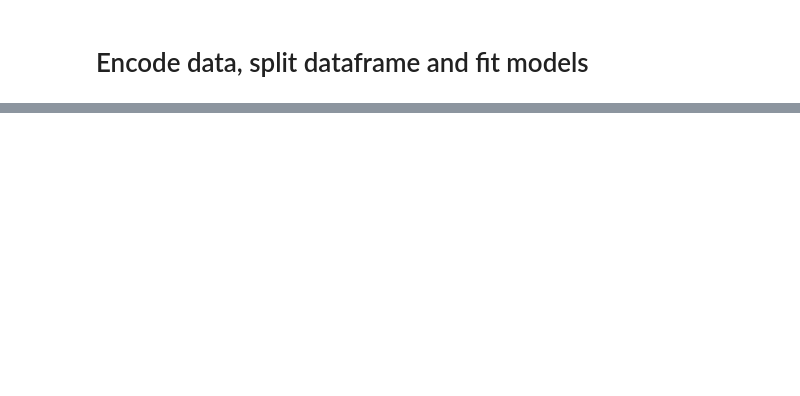
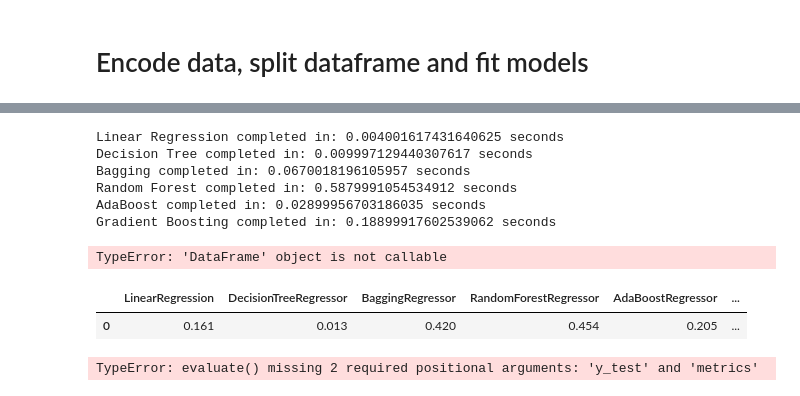
Before and after one commit to jbrlek/Thesis_Real_estate_ML, a Jupyter notebook: analysis_and_modelling.ipynb, the cells around one changed output, grey strips where cells are left out. Drawn from its saved outputs; the diff is of its cells as text; code cells hidden in the pictures; blank space fills up the shorter version.

```diff
--- a/analysis_and_modelling.ipynb
+++ b/analysis_and_modelling.ipynb
@@ -165,7 +205,7 @@ train, test = train_test_split(df, test_size=0.2, random_state = 42)
 # impute categorical columns with LabelEncoder
 def ImputeCategoricalFeatures(df):
     # Find the columns of object type along with their column index
-    object_cols = list(df.select_dtypes(exclude=[np.number]).columns)
+    object_cols = list(df.select_dtypes(exclude=[np.int64,np.float64]).columns)
     object_cols_ind = []
     for col in object_cols:
         object_cols_ind.append(df.columns.get_loc(col))
@@ -242,10 +264,0 @@ print(y_pred_rf)
-# %%
-%%time
-rf_model.fit(X_train, y_train)
-y_train_pred_rf = rf_model.predict(X_train)
-
-print('train RMSLE: ' + str(rmsle(y_train, y_train_pred_rf)))
-
-y_test_pred_rf = rf_model.predict(X_test)
-print('test RMSLE: ' + str(rmsle(y_test, y_test_pred_rf)))
-rf_model.get_params()
@@ -254,0 +272,12 @@ plt.barh(list(X_test.columns[sorted_idx]), rf_model.feature_importances_[sorted_
+# %%
+# set each model to use 5 fold cross validation
+cv = KFold(n_splits=5, shuffle=True, random_state=42)
+
+# make a dict with all models with using cross validation
+models = {'LinearRegression': LinearRegression(),
+          'DecisionTreeRegressor': DecisionTreeRegressor(),
+          'BaggingRegressor': BaggingRegressor(),
+          'RandomForestRegressor': RandomForestRegressor(),
+          'AdaBoostRegressor': AdaBoostRegressor(),
+          'GradientBoostingRegressor': GradientBoostingRegressor(),
+          }
@@ -254,0 +361,36 @@ plt.barh(list(X_test.columns[sorted_idx]), rf_model.feature_importances_[sorted_
+# %%
+model_times = fit_and_time(models, X_train, y_train)
+model_scores = evaluate(models, X_train, y_train, X_test, y_test, metrics)
+# %% [output]
+Linear Regression completed in: 0.004001617431640625 seconds
+Decision Tree completed in: 0.009997129440307617 seconds
+Bagging completed in: 0.0670018196105957 seconds
+Random Forest completed in: 0.5879991054534912 seconds
+AdaBoost completed in: 0.02899956703186035 seconds
+Gradient Boosting completed in: 0.18899917602539062 seconds
+# %%
+predictions = predictions(models, X_train, y_train, X_test, y_test, train=False)
+predictions
+# %% [output]
+TypeError: 'DataFrame' object is not callable
+# %%
+# make a function that performs cross validation on each model
+def cross_val(models, X_train, y_train):
+    # set random seed
+    np.random.seed(42)
+
+    # make a dict for each metric
+    model_cross_val = {}
+    # loop through metrics
+    for model_name, model in models.items():
+        # fit the model
+        model_cross_val[model_name] = np.mean(cross_val_score(model, X_train, y_train, cv=3,scoring='r2', n_jobs=-1))
+    # return the dictionary in a dataframe
+    return pd.DataFrame(model_cross_val, index=['0'])
+# %%
+
+cross_val = cross_val(models, X_train, y_train)
+cross_val
+# %% [output]
+|  | LinearRegression | DecisionTreeRegressor | BaggingRegressor | RandomForestRegressor | AdaBoostRegressor | ... |
+| 0 | 0.161 | 0.013 | 0.420 | 0.454 | 0.205 | ... |
@@ -255,3 +405,8 @@ plt.barh(list(X_test.columns[sorted_idx]), rf_model.feature_importances_[sorted_
+# %%
+# plot the model scores
+plot_model_scores(evaluate(models, X_train, X_test, metrics))
+# %% [output]
+TypeError: evaluate() missing 2 required positional arguments: 'y_test' and 'metrics'
 # %%
 import shap
 # %%
```
Also changed, not shown: parts of 25 cells of this notebook, 17 other files.
